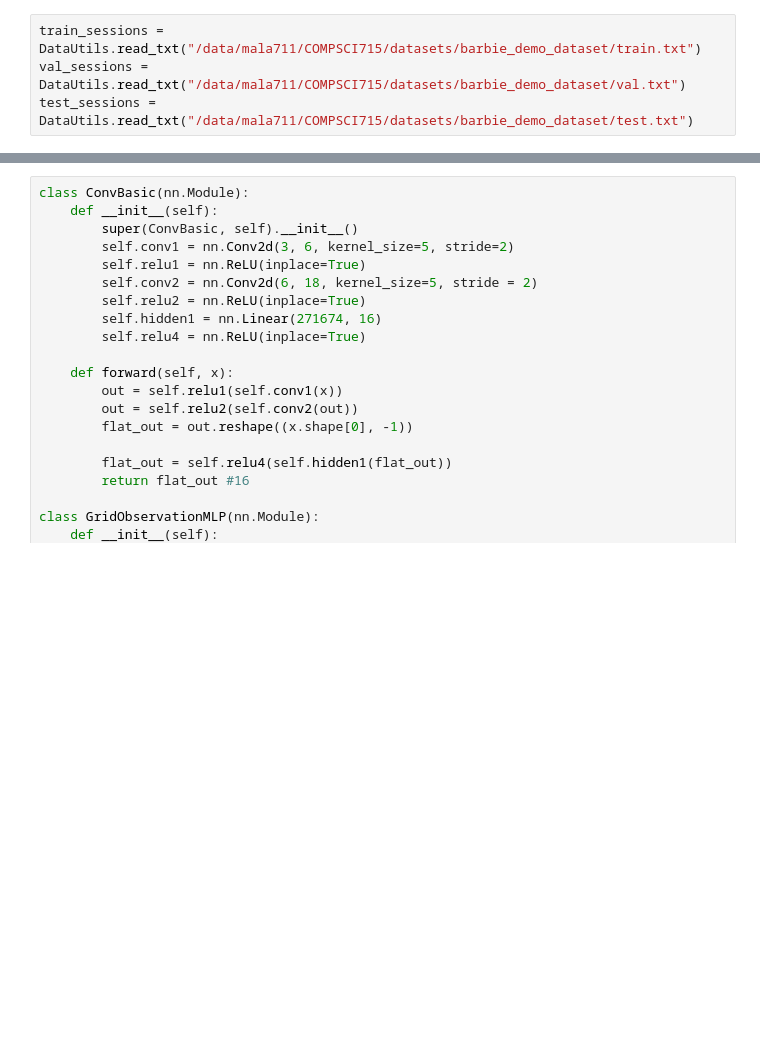
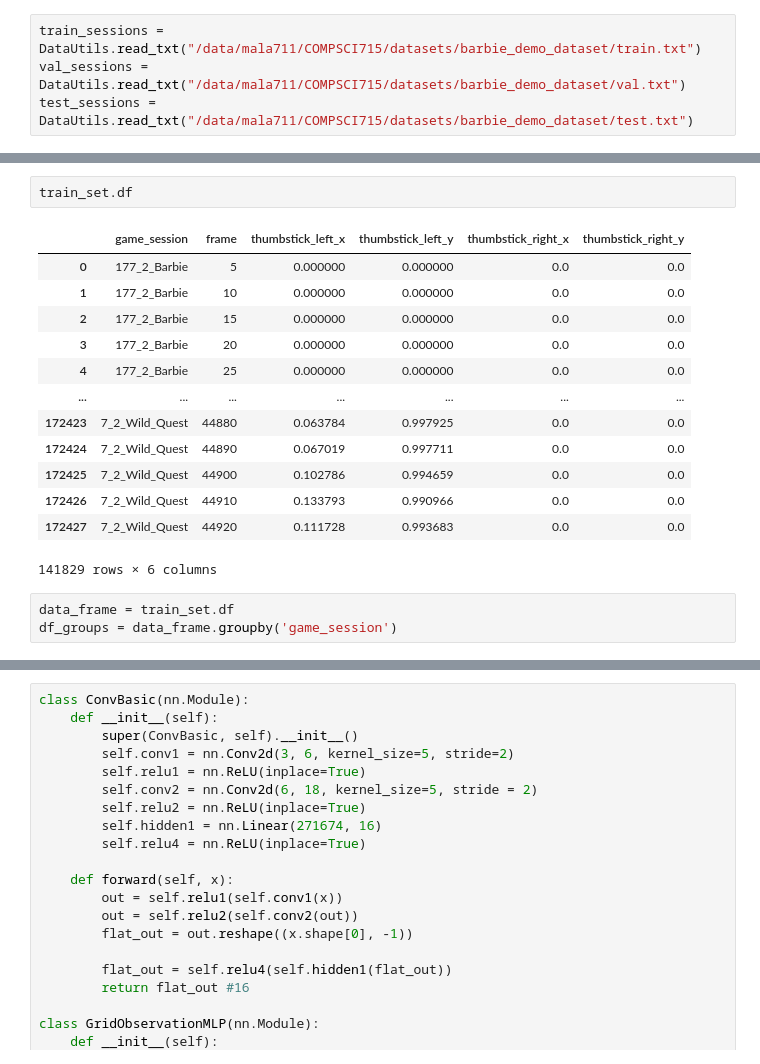
Before and after one commit to mattalajas/COMPSCI715, a Jupyter notebook: CNNRNN/practice.ipynb, the cells around one changed output, grey strips where cells are left out. Cells and saved outputs as stored; diff of their text form; blank space fills up the shorter version.

```diff
--- a/CNNRNN/practice.ipynb
+++ b/CNNRNN/practice.ipynb
@@ -31,0 +128,19 @@ test_sessions = DataUtils.read_txt("/data/mala711/COMPSCI715/datasets/barbie_dem
+# %%
+train_set.df
+# %% [output]
+|  | game_session | frame | thumbstick_left_x | thumbstick_left_y | thumbstick_right_x | thumbstick_right_y |
+| 0 | 177_2_Barbie | 5 | 0.000000 | 0.000000 | 0.0 | 0.0 |
+| 1 | 177_2_Barbie | 10 | 0.000000 | 0.000000 | 0.0 | 0.0 |
+| 2 | 177_2_Barbie | 15 | 0.000000 | 0.000000 | 0.0 | 0.0 |
+| 3 | 177_2_Barbie | 20 | 0.000000 | 0.000000 | 0.0 | 0.0 |
+| 4 | 177_2_Barbie | 25 | 0.000000 | 0.000000 | 0.0 | 0.0 |
+| ... | ... | ... | ... | ... | ... | ... |
+| 172423 | 7_2_Wild_Quest | 44880 | 0.063784 | 0.997925 | 0.0 | 0.0 |
+| 172424 | 7_2_Wild_Quest | 44890 | 0.067019 | 0.997711 | 0.0 | 0.0 |
+| 172425 | 7_2_Wild_Quest | 44900 | 0.102786 | 0.994659 | 0.0 | 0.0 |
+| 172426 | 7_2_Wild_Quest | 44910 | 0.133793 | 0.990966 | 0.0 | 0.0 |
+| 172427 | 7_2_Wild_Quest | 44920 | 0.111728 | 0.993683 | 0.0 | 0.0 |
+141829 rows × 6 columns
+# %%
+data_frame = train_set.df
+df_groups = data_frame.groupby('game_session')
```
Also changed, not shown: parts of 13 cells of this notebook, 7 other files.
